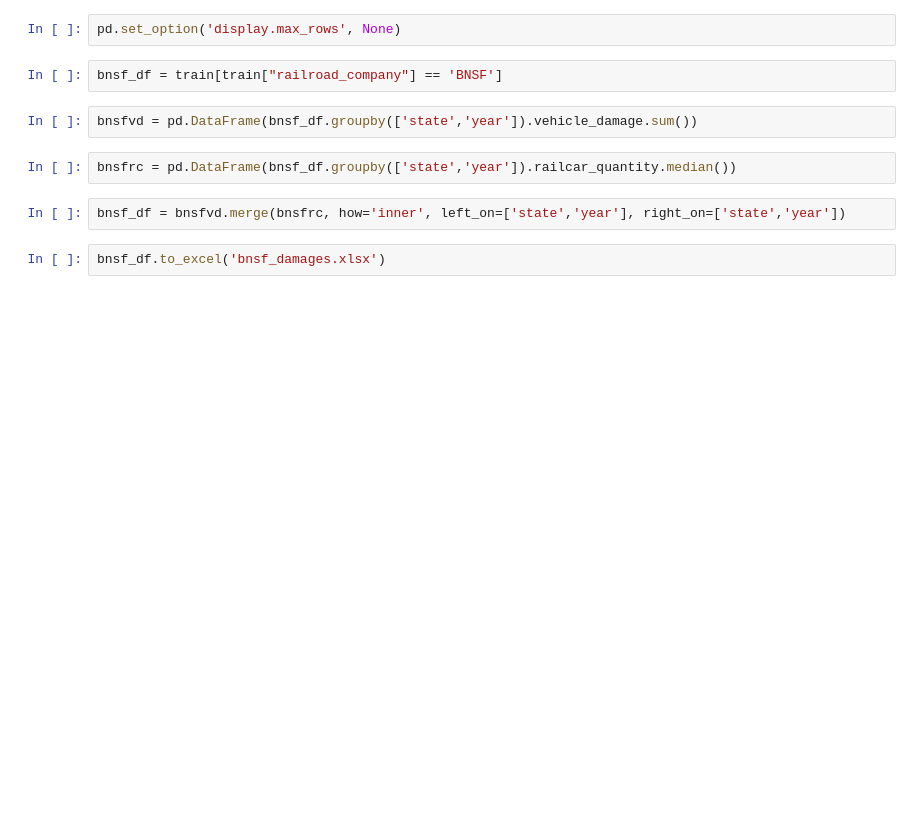
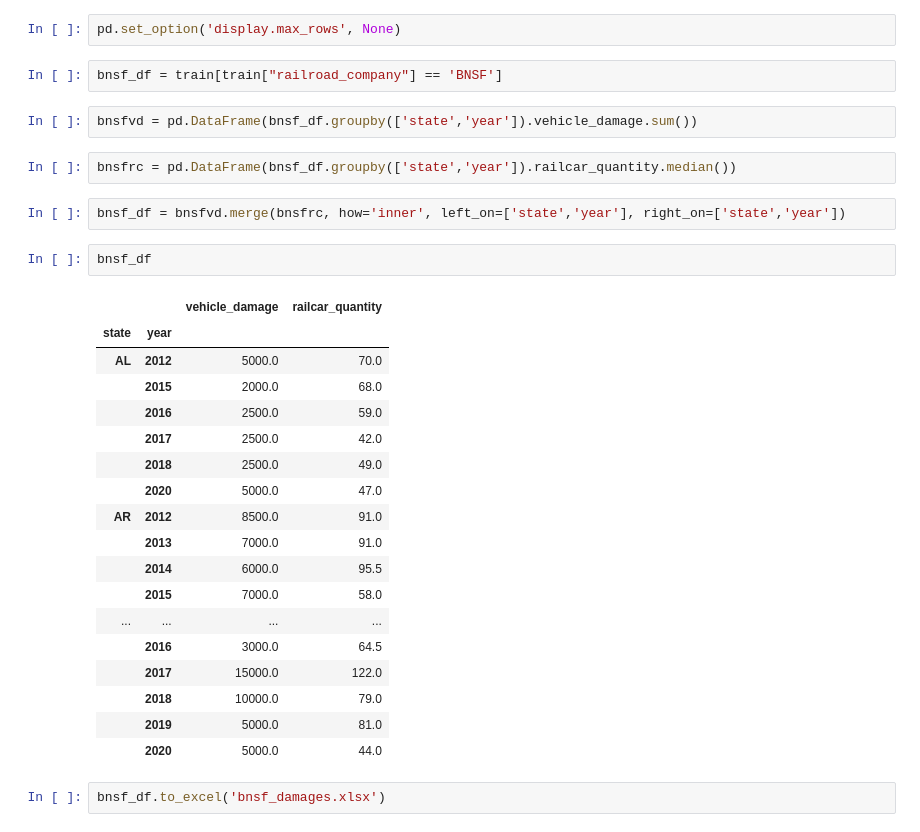
Before and after one commit to OTR-Capstone/Off_The_Rails, a Jupyter notebook: david_folder/explore_hwy_sandbox.ipynb, the cells around one changed output. Drawn from its saved outputs; the diff is of its cells as text; blank space fills up the shorter version.

```diff
--- a/david_folder/explore_hwy_sandbox.ipynb
+++ b/david_folder/explore_hwy_sandbox.ipynb
@@ -846,5 +846,26 @@ bnsfvd = pd.DataFrame(bnsf_df.groupby(['state','year']).vehicle_damage.sum())
 bnsfrc = pd.DataFrame(bnsf_df.groupby(['state','year']).railcar_quantity.median())
 # %%
 bnsf_df = bnsfvd.merge(bnsfrc, how='inner', left_on=['state','year'], right_on=['state','year'])
+# %%
+bnsf_df
+# %% [output]
+|  |  | vehicle_damage | railcar_quantity |
+| state | year |  |  |
+| AL | 2012 | 5000.0 | 70.0 |
+|  | 2015 | 2000.0 | 68.0 |
+|  | 2016 | 2500.0 | 59.0 |
+|  | 2017 | 2500.0 | 42.0 |
+|  | 2018 | 2500.0 | 49.0 |
+|  | 2020 | 5000.0 | 47.0 |
+| AR | 2012 | 8500.0 | 91.0 |
+|  | 2013 | 7000.0 | 91.0 |
+|  | 2014 | 6000.0 | 95.5 |
+|  | 2015 | 7000.0 | 58.0 |
+| ... | ... | ... | ... |
+|  | 2016 | 3000.0 | 64.5 |
+|  | 2017 | 15000.0 | 122.0 |
+|  | 2018 | 10000.0 | 79.0 |
+|  | 2019 | 5000.0 | 81.0 |
+|  | 2020 | 5000.0 | 44.0 |
 # %%
 bnsf_df.to_excel('bnsf_damages.xlsx')
```
Also changed, not shown: parts of 8 cells of this notebook.
